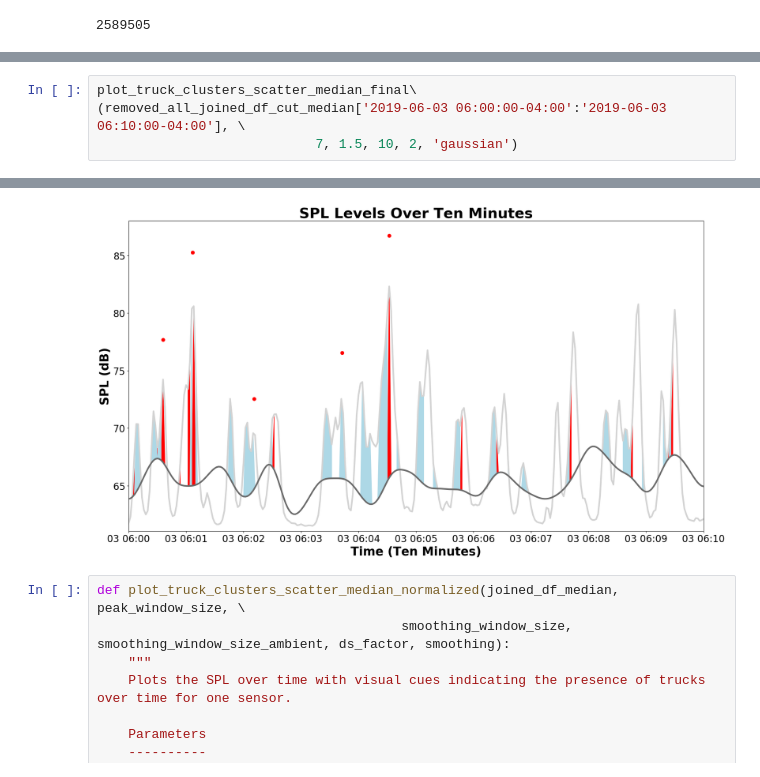
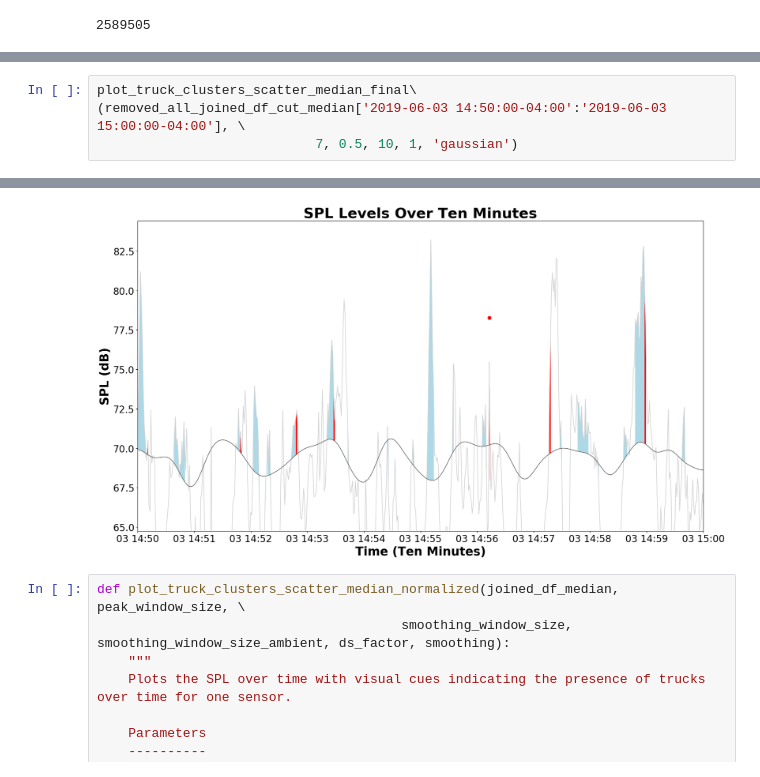
Before and after one commit to marin-hyatt/public-redhook-analysis, a Jupyter notebook: Truck_Analysis.ipynb, the cells around one changed output, grey strips where cells are left out. Cells and saved outputs as stored; diff of their text form.

Commit message:
Fixed SPL peak issue and filling between curves

```diff
--- a/Truck_Analysis.ipynb
+++ b/Truck_Analysis.ipynb
@@ -1774,5 +1793,5 @@ def plot_truck_clusters_scatter_median_final(joined_df_median, peak_window_size,
 # %%
 plot_truck_clusters_scatter_median_final\
-(removed_all_joined_df_cut_median['2019-06-03 06:00:00-04:00':'2019-06-03 06:10:00-04:00'], \
-                            7, 1.5, 10, 2, 'gaussian')
+(removed_all_joined_df_cut_median['2019-06-03 14:50:00-04:00':'2019-06-03 15:00:00-04:00'], \
+                            7, 0.5, 10, 1, 'gaussian')
 # %% [output]
@@ -1791,4 +1815,4 @@ Name: dBAS, dtype: float64
-[figure, old version]
+[figure, new version]
 # %%
 def plot_truck_clusters_scatter_median_normalized(joined_df_median, peak_window_size, \
                                        smoothing_window_size, smoothing_window_size_ambient, ds_factor, smoothing):
```
Also changed, not shown: parts of 6 cells of this notebook, 2 other files.
